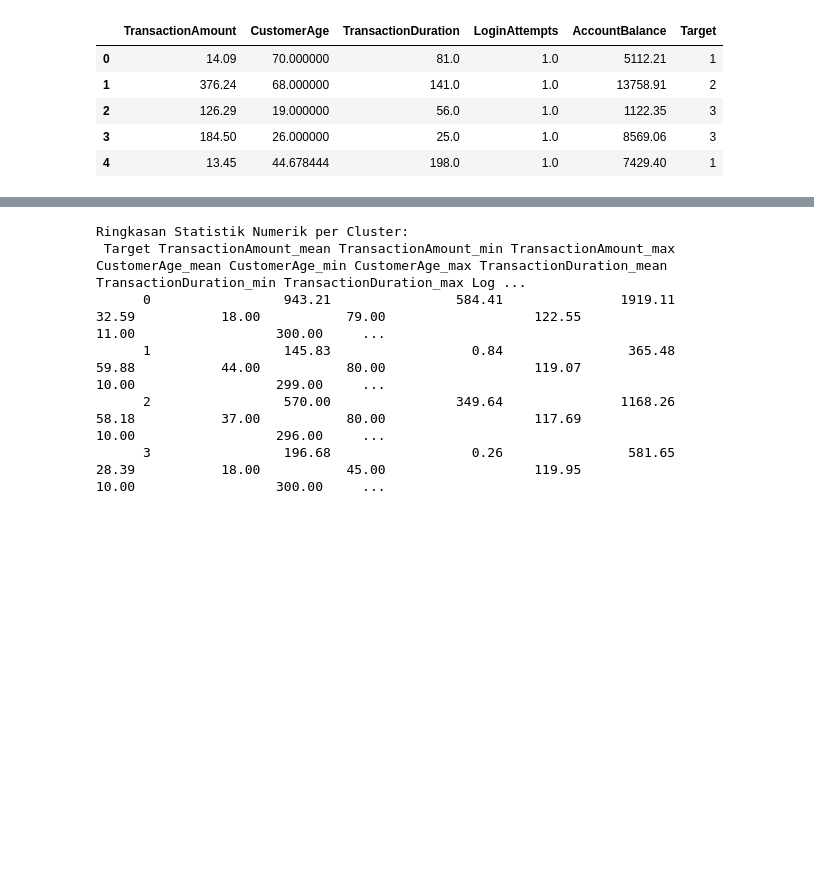
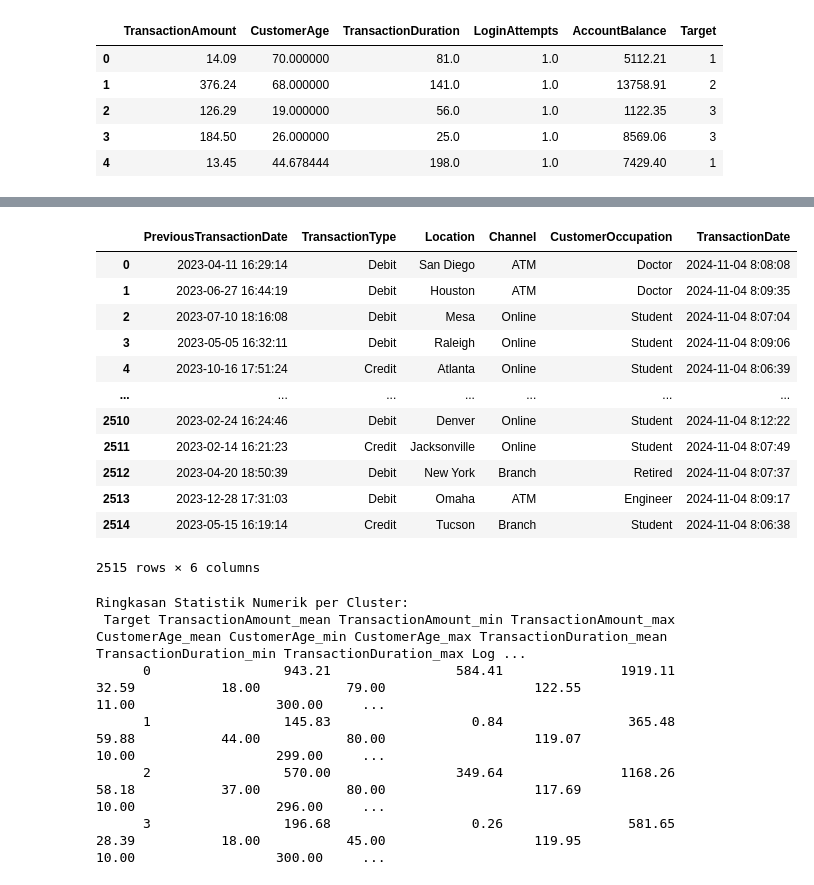
Before and after one commit to m8tyx/Proyek-ML, a Jupyter notebook: [Clustering]_Submission_Akhir_BMLP_Your_Name.ipynb, the cells around one changed output, grey strips where cells are left out. Cells and saved outputs as stored; diff of their text form; code cells hidden in the pictures; blank space fills up the shorter version.

```diff
--- a/[Clustering]_Submission_Akhir_BMLP_Your_Name.ipynb
+++ b/[Clustering]_Submission_Akhir_BMLP_Your_Name.ipynb
@@ -785,3 +803,19 @@ df_inverse_cat.head()
+# %%
+df_inverse_cat
+# %% [output]
+|  | PreviousTransactionDate | TransactionType | Location | Channel | CustomerOccupation | TransactionDate |
+| 0 | 2023-04-11 16:29:14 | Debit | San Diego | ATM | Doctor | 2024-11-04 8:08:08 |
+| 1 | 2023-06-27 16:44:19 | Debit | Houston | ATM | Doctor | 2024-11-04 8:09:35 |
+| 2 | 2023-07-10 18:16:08 | Debit | Mesa | Online | Student | 2024-11-04 8:07:04 |
+| 3 | 2023-05-05 16:32:11 | Debit | Raleigh | Online | Student | 2024-11-04 8:09:06 |
+| 4 | 2023-10-16 17:51:24 | Credit | Atlanta | Online | Student | 2024-11-04 8:06:39 |
+| ... | ... | ... | ... | ... | ... | ... |
+| 2510 | 2023-02-24 16:24:46 | Debit | Denver | Online | Student | 2024-11-04 8:12:22 |
+| 2511 | 2023-02-14 16:21:23 | Credit | Jacksonville | Online | Student | 2024-11-04 8:07:49 |
+| 2512 | 2023-04-20 18:50:39 | Debit | New York | Branch | Retired | 2024-11-04 8:07:37 |
+| 2513 | 2023-12-28 17:31:03 | Debit | Omaha | ATM | Engineer | 2024-11-04 8:09:17 |
+| 2514 | 2023-05-15 16:19:14 | Credit | Tucson | Branch | Student | 2024-11-04 8:06:38 |
+2515 rows × 6 columns
 # %%
 # Lakukan analisis deskriptif minimal mean, min dan max untuk fitur numerik dan mode untuk kategorikal seperti pada basic tetapi menggunakan data yang sudah diinverse.
 # pastikan output menghasilkan agregasi dan groupby bersamaan dengan mean, min, dan max kembali setelah melakukan inverse.
```
Also changed, not shown: parts of 5 cells of this notebook, 4 other files.
